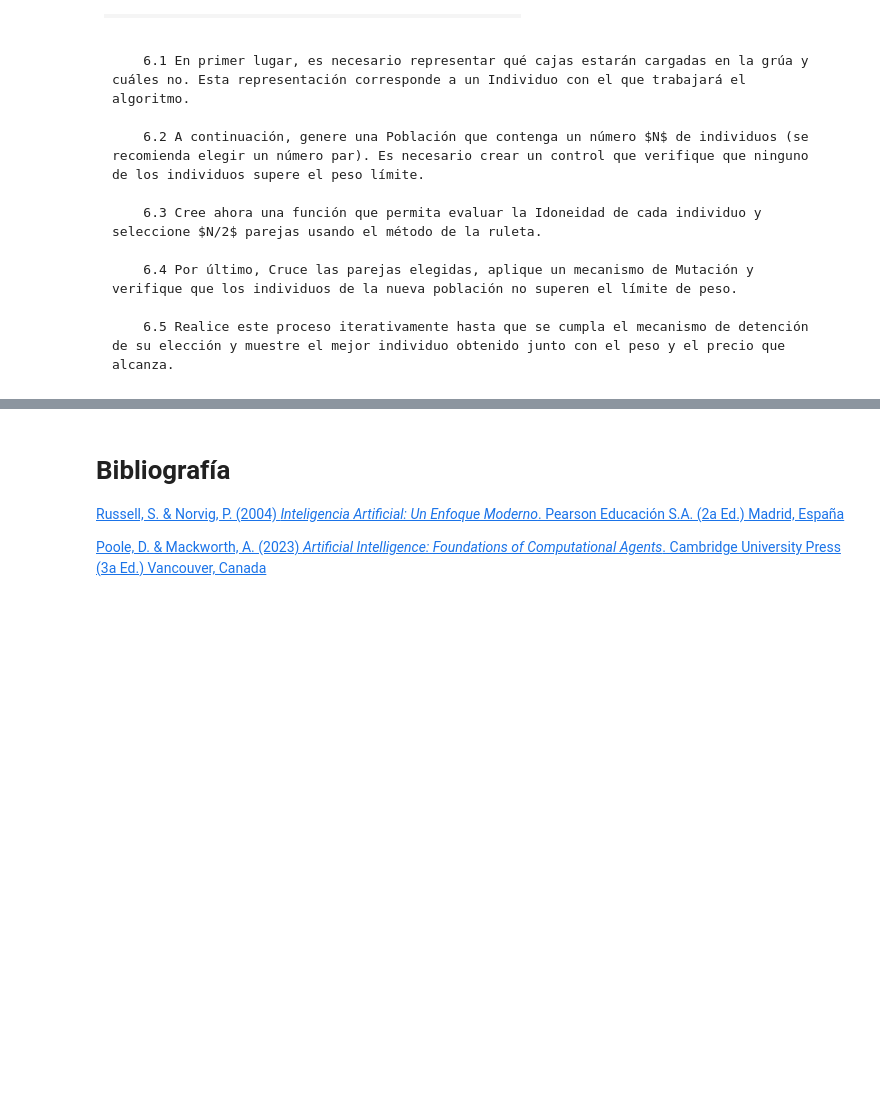
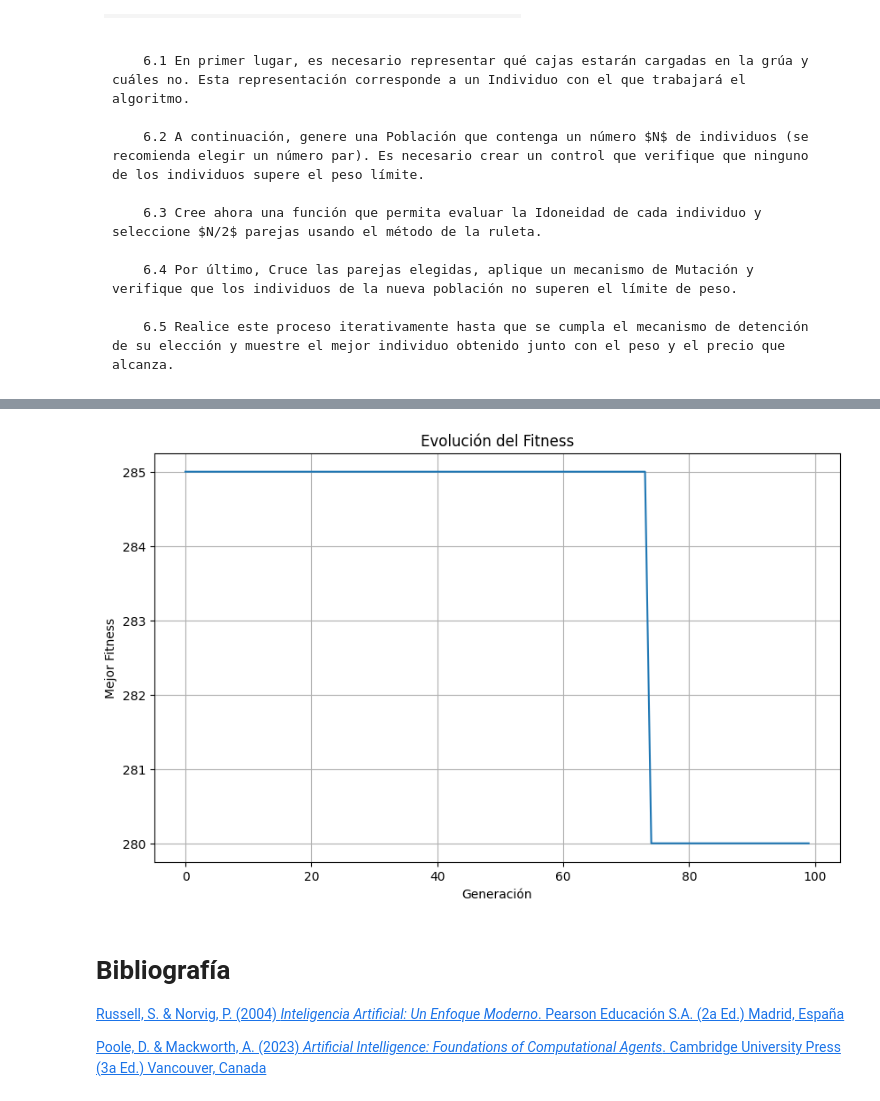
Before and after one commit to germanricco/IA1, a Jupyter notebook: TrabajoPractico3/TP3.ipynb, the cells around one changed output, grey strips where cells are left out. Drawn from its saved outputs; the diff is of its cells as text; code cells hidden in the pictures; blank space fills up the shorter version.

Commit message:
Completo ejercicio 6 - Algoritmo Genetico

```diff
--- a/TrabajoPractico3/TP3.ipynb
+++ b/TrabajoPractico3/TP3.ipynb
@@ -236,0 +242,13 @@ if __name__ == "__main__":
+# %%
+"""
+Definición de la clase Caja.
+Representa cada caja individual con sus propiedades: id, peso y valor.
+"""
+class Caja:
+    def __init__(self, id: int, peso: float, valor: float):
+        self.id = id
+        self.peso = peso
+        self.valor = valor
+
+    def __str__(self):
+        return f"Caja(id={self.id}, Peso={self.peso}, Valor={self.valor})"
@@ -236,0 +480,58 @@ if __name__ == "__main__":
+# %%
+# Script principal
+def main():
+    # Crear las cajas según los datos proporcionados
+    pesos = [300, 200, 450, 145, 664, 90, 150, 355, 401, 395]
+    valores = [100, 50, 115, 25, 200, 30, 40, 100, 100, 100]
+
+    cajas = []
+    for i in range(10):
+        cajas.append(Caja(i+1, pesos[i], valores[i]))
+
+    # Mostrar información de las cajas
+    print("=== INFORMACIÓN DE LAS CAJAS ===")
+    for caja in cajas:
+        print(caja)
+
+    print(f"Peso máximo permitido: 1000 kg\n")
+
+    # Configurar y ejecutar el algoritmo genético
+    ag = AlgoritmoGenetico(
+        tamano_poblacion=200,
+        tasa_mutacion=0.01,
+        tasa_cruce=0.9,
+        cajas=cajas,
+        elitismo=True
+    )
+
+    print("=== EJECUTANDO ALGORITMO GENÉTICO ===")
+    mejor_solucion = ag.ejecutar(generaciones=100)
+
+    # Mostrar resultados
+    print("\n=== RESULTADOS ===")
+    print(f"Mejor solución encontrada: Fitness = {mejor_solucion.fitness}")
+
+    # Calcular peso total y valor total
+    peso_total = 0
+    valor_total = 0
+    cajas_seleccionadas = []
+
+    for i, seleccionada in enumerate(mejor_solucion.cromosoma):
+        if seleccionada:
+            peso_total += cajas[i].peso
+            valor_total += cajas[i].valor
+            cajas_seleccionadas.append(cajas[i])
+
+    print(f"Peso total: {peso_total} kg")
+    print(f"Valor total: ${valor_total}")
+
+    print("\nCajas seleccionadas:")
+    for caja in cajas_seleccionadas:
+        print(f"  - {caja}")
+
+    # Mostrar gráfica de evolución
+    ag.graficar_evolucion()
+
+if __name__ == "__main__":
+    main()
+# %% [output]
@@ -237,3 +555,4 @@ if __name__ == "__main__":
+[figure, added]
 # %% [markdown]
 # Bibliografía
 
```
Also changed, not shown: parts of 5 cells of this notebook, 1 other file.
